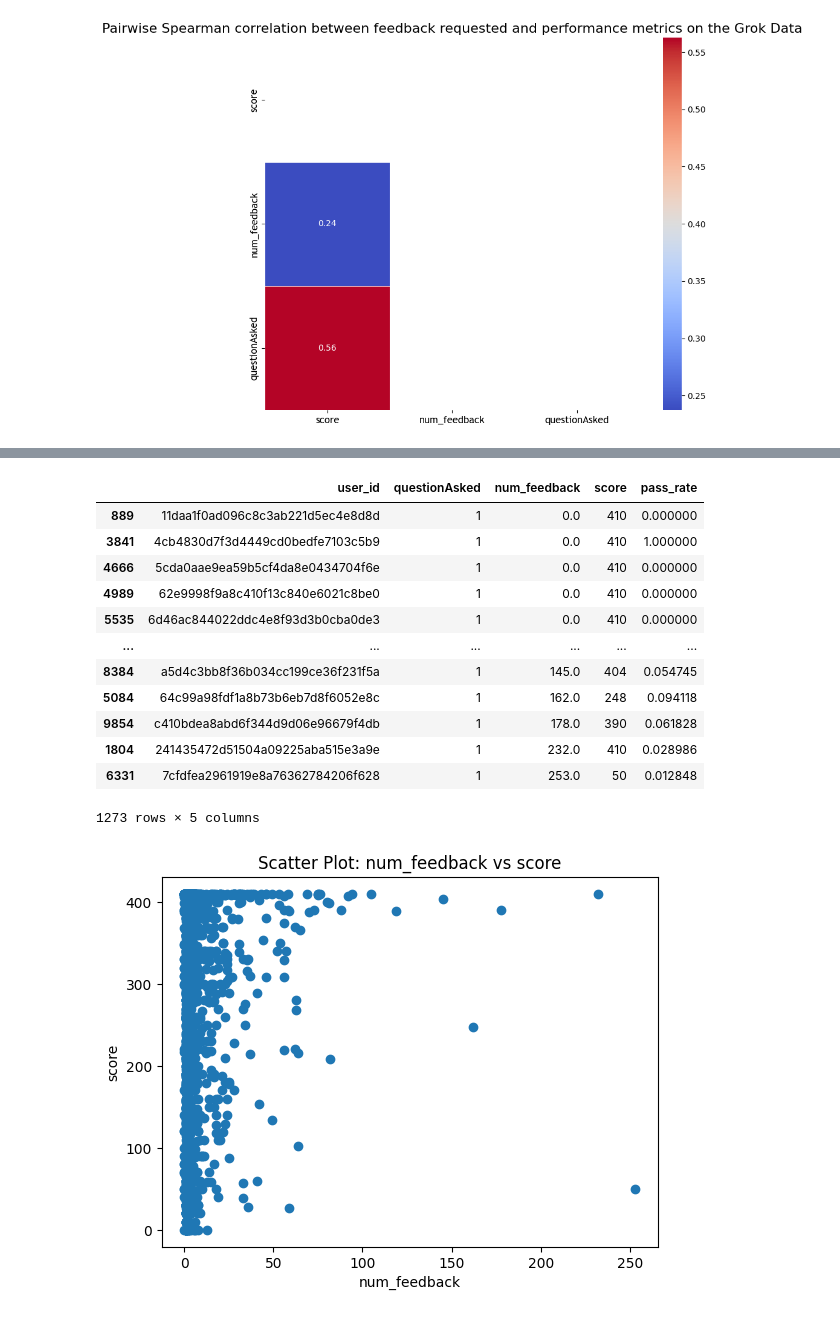
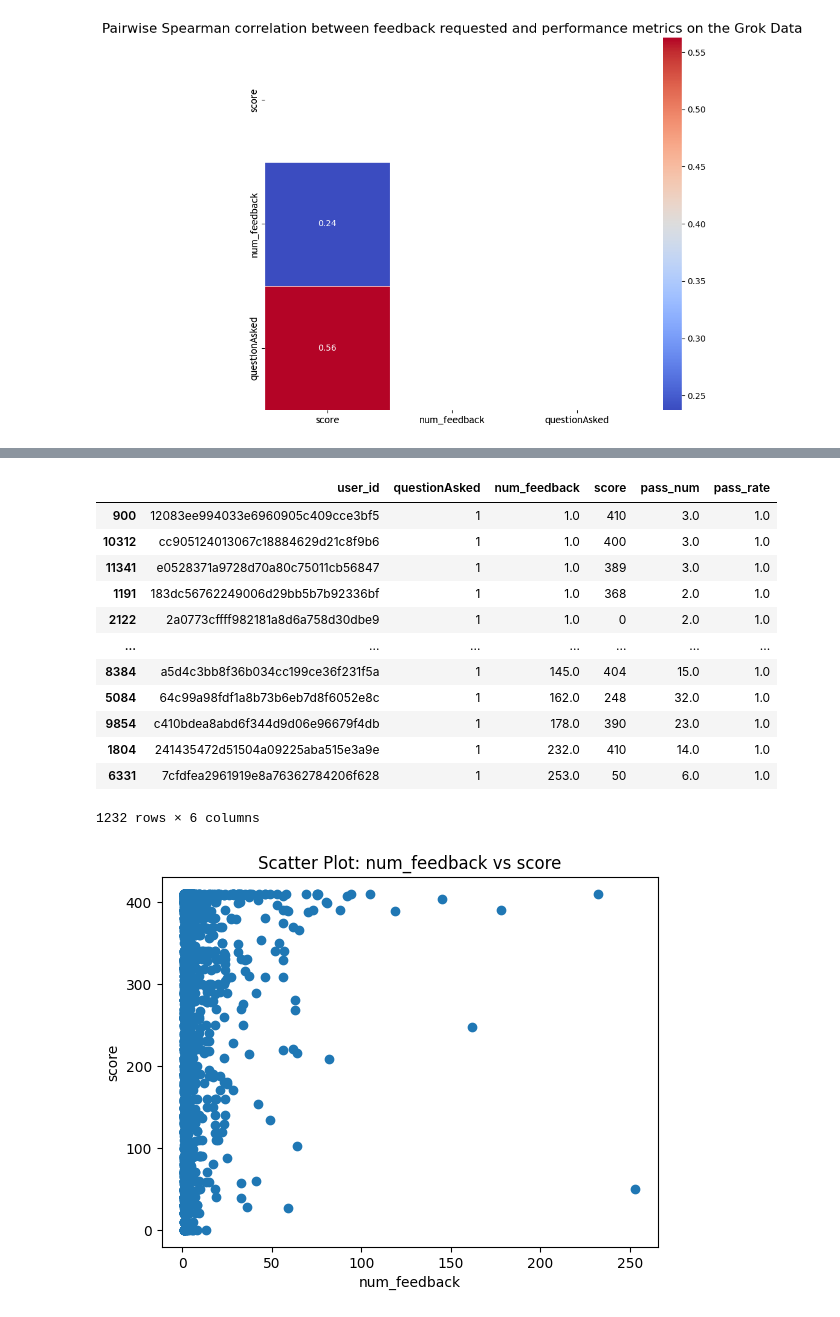
Before and after one commit to samchen0508/747-A2-data, a Jupyter notebook: results.ipynb, the cells around one changed output, grey strips where cells are left out. Saved outputs shown, nothing was run; the diff lists cells and outputs as text; code cells hidden in the pictures.

```diff
--- a/results.ipynb
+++ b/results.ipynb
@@ -39,7 +39,9 @@ data.head()
 | 4 | 65f59a3a9e7f38f1d65f277d533502ce | 249464.0 | 1.533723e+09 | I'm having trouble with coding th... | True | False | MESSAGE | NaN | ... |
 # %%
 data['questionAsked'] = data['content'].apply(lambda x: 1 if pd.notnull(x) else 0)
-data['pass_rate'] = data.groupby('user_id')['already_passed'].transform(lambda x: x.sum() / x.count())
+data['pass_num'] = data[data['already_passed'] == True].groupby('user_id')['already_passed'].transform('count')
+data['pass_rate'] = data.groupby('user_id')['already_passed'].transform(lambda x: x[x == True].count() / x.sum())
+
 data.head()
 # %% [output]
 |  | user_id | id | created_at_x | content | was_student | already_passed | post_type | num_feedback | ... |
@@ -103,7 +106,7 @@ plt.show()
 # %% [output]
 [figure]
 # %%
-reduced = data[["user_id", "questionAsked", "num_feedback", "score", "pass_rate"]].copy().groupby("user_id").max().reset_index()
+reduced = data[["user_id", "questionAsked", "num_feedback", "score", "pass_num", "pass_rate"]].copy().groupby("user_id").max().reset_index()
 reduced.fillna(0, inplace=True)
 reduced.info()
 # %% [output]
@@ -173,0 +178,4 @@ filter_nonAsked.head()
+# %%
+# --------------------- RQ_2 Starts Here ---------------------
+filter_nofeedback = filter_nonAsked[filter_nonAsked['num_feedback'] != 0]
+filter_nofeedback.head()
@@ -174,20 +189,20 @@ filter_nonAsked.head()
 # %%
-sorted_data = filter_nonAsked.sort_values(by=['num_feedback', 'score'], ascending=[True, False])
+sorted_data = filter_nofeedback.sort_values(by=['num_feedback', 'pass_num'], ascending=[True, False])
 sorted_data
 # %% [output]
-|  | user_id | questionAsked | num_feedback | score | pass_rate |
-| 889 | 11daa1f0ad096c8c3ab221d5ec4e8d8d | 1 | 0.0 | 410 | 0.000000 |
-| 3841 | 4cb4830d7f3d4449cd0bedfe7103c5b9 | 1 | 0.0 | 410 | 1.000000 |
-| 4666 | 5cda0aae9ea59b5cf4da8e0434704f6e | 1 | 0.0 | 410 | 0.000000 |
-| 4989 | 62e9998f9a8c410f13c840e6021c8be0 | 1 | 0.0 | 410 | 0.000000 |
-| 5535 | 6d46ac844022ddc4e8f93d3b0cba0de3 | 1 | 0.0 | 410 | 0.000000 |
-| ... | ... | ... | ... | ... | ... |
-| 8384 | a5d4c3bb8f36b034cc199ce36f231f5a | 1 | 145.0 | 404 | 0.054745 |
-| 5084 | 64c99a98fdf1a8b73b6eb7d8f6052e8c | 1 | 162.0 | 248 | 0.094118 |
-| 9854 | c410bdea8abd6f344d9d06e96679f4db | 1 | 178.0 | 390 | 0.061828 |
-| 1804 | 241435472d51504a09225aba515e3a9e | 1 | 232.0 | 410 | 0.028986 |
-| 6331 | 7cfdfea2961919e8a76362784206f628 | 1 | 253.0 | 50 | 0.012848 |
+|  | user_id | questionAsked | num_feedback | score | pass_num | pass_rate |
+| 900 | 12083ee994033e6960905c409cce3bf5 | 1 | 1.0 | 410 | 3.0 | 1.0 |
+| 10312 | cc905124013067c18884629d21c8f9b6 | 1 | 1.0 | 400 | 3.0 | 1.0 |
+| 11341 | e0528371a9728d70a80c75011cb56847 | 1 | 1.0 | 389 | 3.0 | 1.0 |
+| 1191 | 183dc56762249006d29bb5b7b92336bf | 1 | 1.0 | 368 | 2.0 | 1.0 |
+| 2122 | 2a0773cffff982181a8d6a758d30dbe9 | 1 | 1.0 | 0 | 2.0 | 1.0 |
+| ... | ... | ... | ... | ... | ... | ... |
+| 8384 | a5d4c3bb8f36b034cc199ce36f231f5a | 1 | 145.0 | 404 | 15.0 | 1.0 |
+| 5084 | 64c99a98fdf1a8b73b6eb7d8f6052e8c | 1 | 162.0 | 248 | 32.0 | 1.0 |
+| 9854 | c410bdea8abd6f344d9d06e96679f4db | 1 | 178.0 | 390 | 23.0 | 1.0 |
+| 1804 | 241435472d51504a09225aba515e3a9e | 1 | 232.0 | 410 | 14.0 | 1.0 |
+| 6331 | 7cfdfea2961919e8a76362784206f628 | 1 | 253.0 | 50 | 6.0 | 1.0 |
-1273 rows × 5 columns
+1232 rows × 6 columns
 # %%
 import matplotlib.pyplot as plt
 
```
Also changed, not shown: parts of 9 cells of this notebook.
